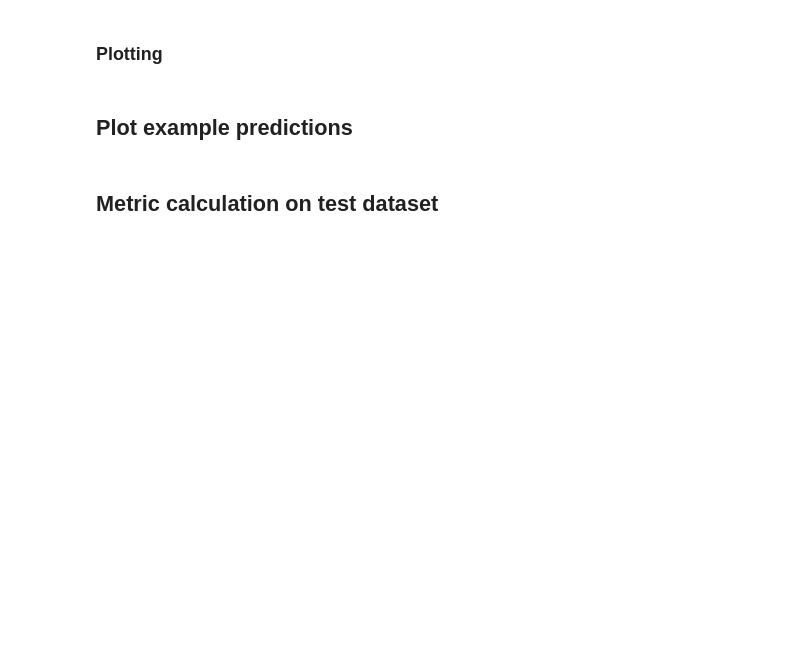
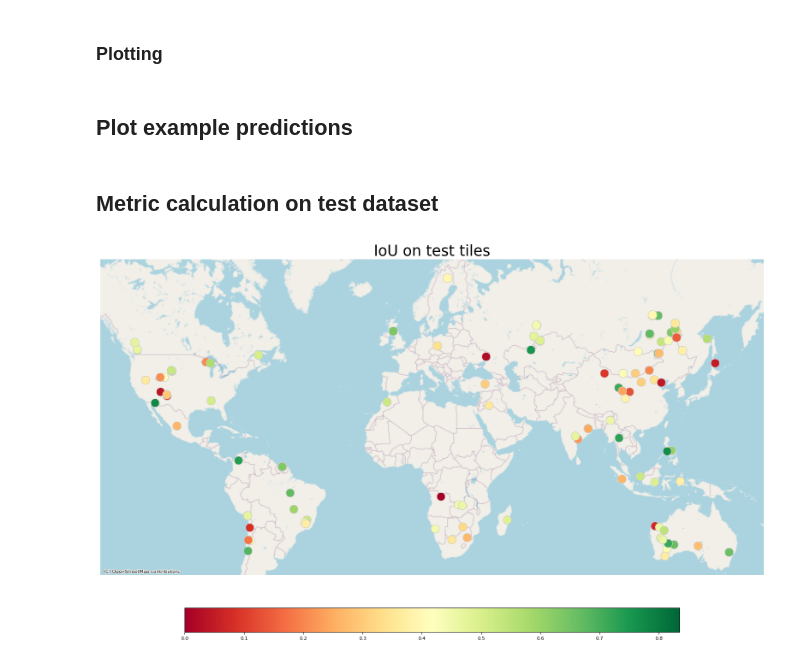
Before and after one commit to SimonJasansky/mine-segmentation, a Jupyter notebook: notebooks/cnn/cnn_inference.ipynb, the cells around one changed output. Drawn from its saved outputs; the diff is of its cells as text; code cells hidden in the pictures; blank space fills up the shorter version.

Commit message:
feat: add map of the model performance on the test tiles.

```diff
--- a/notebooks/cnn/cnn_inference.ipynb
+++ b/notebooks/cnn/cnn_inference.ipynb
@@ -376,6 +385,50 @@ test_tiles.groupby("preferred_dataset")[["iou", "f1", "accuracy", "recall", "pre
 # %%
 # print a histogram of the iou scores
 test_tiles["iou"].hist(bins=20)
+# %%
+import matplotlib.pyplot as plt
+import geopandas as gpd
+import contextily as ctx
+
+from shapely.wkt import loads
+
+# load the csv file with the aggregated metrics
+test_tiles = pd.read_csv(root + "/reports/cnn_testset_metrics_aggregated_2024-09-06_13.csv")
+test_tiles['geometry'] = test_tiles['geometry'].apply(loads)
+
+# convert to gdf
+test_tiles = gpd.GeoDataFrame(test_tiles, geometry=test_tiles["geometry"])
+
+# Assuming gdf is your GeoDataFrame
+fig, ax = plt.subplots(1, 1, figsize=(20, 25))
+
+# Assuming test_tiles is your GeoDataFrame
+test_tiles = test_tiles.set_crs(epsg=4326)
+
+# Convert the GeoDataFrame to Web Mercator projection (EPSG:3857)
+test_tiles = test_tiles.to_crs(epsg=3857)
+
+# Buffer the polygons to increase their size
+test_tiles['geometry'] = test_tiles.geometry.buffer(200000)
+
+# Plot the GeoDataFrame
+test_tiles.plot(column='iou', cmap='RdYlGn', linewidth=0.8, ax=ax, edgecolor='0.8', alpha=1)
+
+# Add a basemap
+ctx.add_basemap(ax, source=ctx.providers.OpenStreetMap.Mapnik)
+
+ax.axis('off')
+ax.set_title('IoU on test tiles', fontdict={'fontsize': '25', 'fontweight' : '3'})
+
+# Create a colorbar as a legend
+sm = plt.cm.ScalarMappable(cmap='RdYlGn', norm=plt.Normalize(vmin=min(test_tiles['iou']), vmax=max(test_tiles['iou'])))
+sm._A = []
+cbar = fig.colorbar(sm, ax=ax, orientation='horizontal', fraction=0.03, pad=0.04)
+cbar.ax.tick_params(labelsize=8)  # set the size of the colorbar labels
+
+plt.show()
+# %% [output]
+[figure, added]
 # %%
 # export the notebook to reports
 !jupyter nbconvert --to html "notebooks/cnn/cnn_inference.ipynb" --output-dir="reports/cnn/" --output="CNN_testset_evaluation.html" --no-input --no-prompt
```
Also changed, not shown: parts of 7 cells of this notebook.
